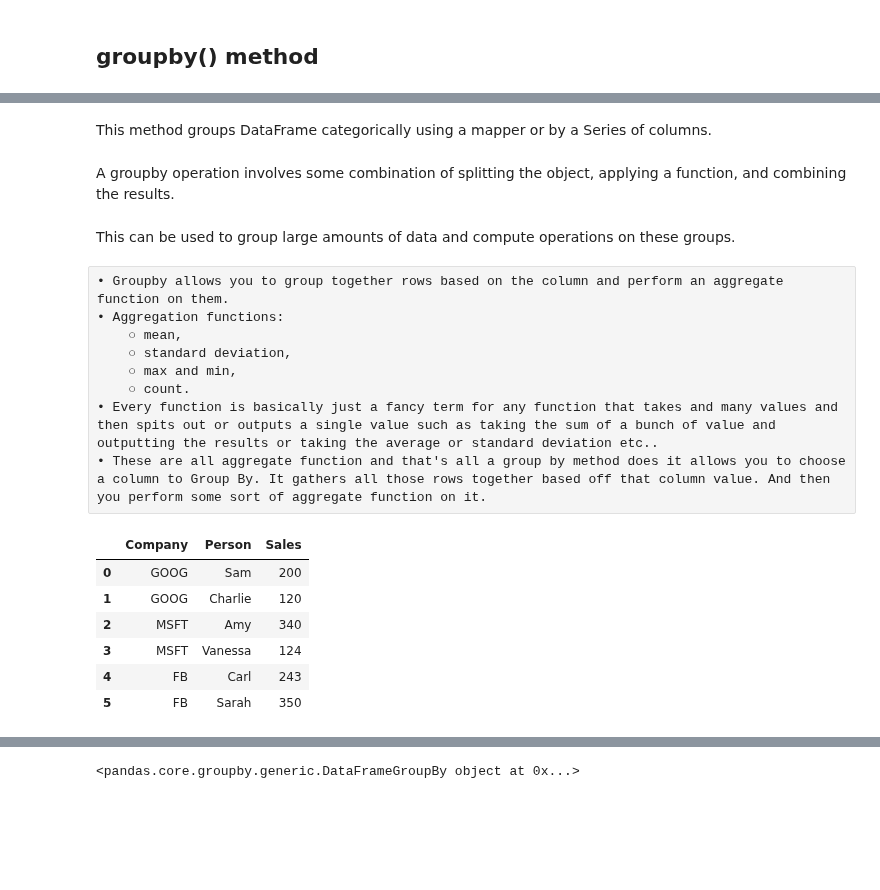
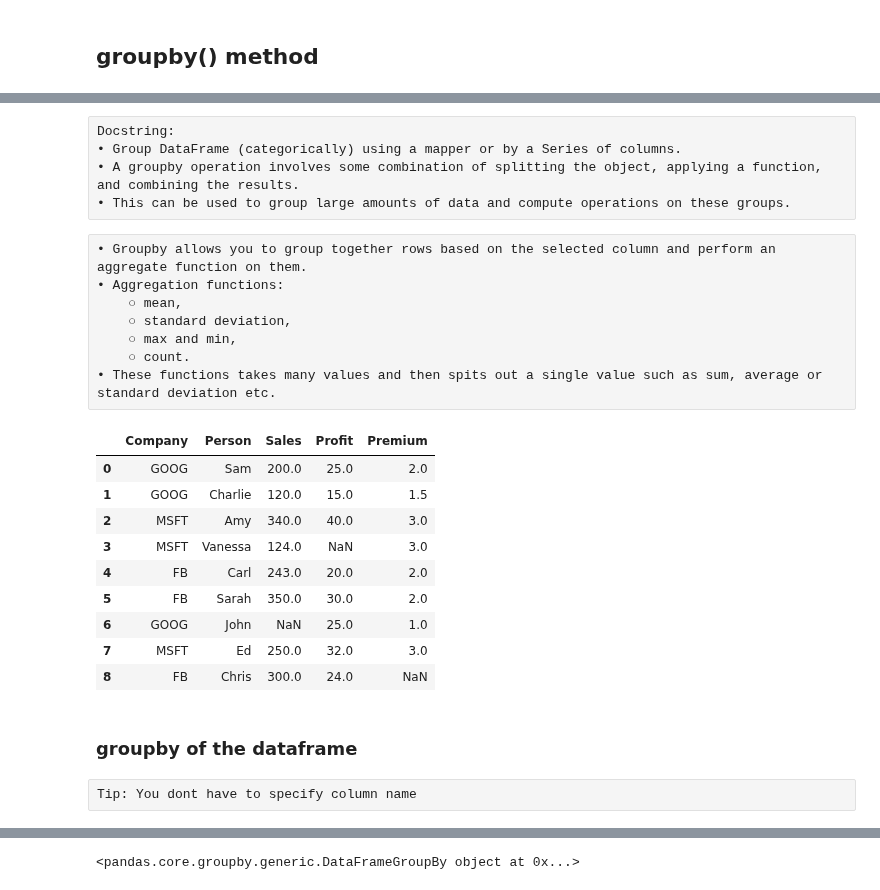
Before and after one commit to GurkanGitHub/Python, a Jupyter notebook: pandas_df_methods.ipynb, the cells around one changed output, grey strips where cells are left out. Drawn from its saved outputs; the diff is of its cells as text; code cells hidden in the pictures; blank space fills up the shorter version.

```diff
--- a/pandas_df_methods.ipynb
+++ b/pandas_df_methods.ipynb
@@ -420,29 +418,36 @@ dataframe'in kategorik olarak gruplanmasını sağlar
-# %% [markdown]
-This method groups DataFrame categorically using a mapper or by a Series of columns.
-# %% [markdown]
-A groupby operation involves some combination of splitting the object, applying a function, and combining the results.
-# %% [markdown]
-This can be used to group large amounts of data and compute operations on these groups.
+# %% [raw]
+Docstring:
+• Group DataFrame (categorically) using a mapper or by a Series of columns.
+• A groupby operation involves some combination of splitting the object, applying a function, and combining the results.
+• This can be used to group large amounts of data and compute operations on these groups.
 # %% [raw]
-• Groupby allows you to group together rows based on the column and perform an aggregate function on them.
+• Groupby allows you to group together rows based on the selected column and perform an aggregate function on them.
 • Aggregation functions:
 	○ mean,
 	○ standard deviation,
 	○ max and min,
 	○ count.
-• Every function is basically just a fancy term for any function that takes and many values and then spits out or outputs a single value such as taking the sum of a bunch of value and outputting the results or taking the average or standard deviation etc..
-• These are all aggregate function and that's all a group by method does it allows you to choose a column to Group By. It gathers all those rows together based off that column value. And then you perform some sort of aggregate function on it.
+• These functions takes many values and then spits out a single value such as sum, average or standard deviation etc.
 # %%
-data = {"Company": ["GOOG", "GOOG", "MSFT", "MSFT", "FB", "FB"],
-       "Person": ["Sam", "Charlie", "Amy", "Vanessa", "Carl", "Sarah"],
-       "Sales": [200, 120, 340, 124, 243, 350]}
+data = {"Company": ["GOOG", "GOOG", "MSFT", "MSFT", "FB", "FB", "GOOG", "MSFT", "FB"],
+       "Person": ["Sam", "Charlie", "Amy", "Vanessa", "Carl", "Sarah", "John", "Ed", "Chris"],
+       "Sales": [200, 120, 340, 124, 243, 350, np.nan, 250, 300],
+       "Profit": [25, 15, 40, np.nan, 20, 30, 25, 32, 24],
+       "Premium": [2, 1.5, 3, 3, 2, 2, 1, 3, np.nan]}
 df = pd.DataFrame(data)
 df
 # %% [output]
-|  | Company | Person | Sales |
-| 0 | GOOG | Sam | 200 |
-| 1 | GOOG | Charlie | 120 |
-| 2 | MSFT | Amy | 340 |
-| 3 | MSFT | Vanessa | 124 |
-| 4 | FB | Carl | 243 |
-| 5 | FB | Sarah | 350 |
+|  | Company | Person | Sales | Profit | Premium |
+| 0 | GOOG | Sam | 200.0 | 25.0 | 2.0 |
+| 1 | GOOG | Charlie | 120.0 | 15.0 | 1.5 |
+| 2 | MSFT | Amy | 340.0 | 40.0 | 3.0 |
+| 3 | MSFT | Vanessa | 124.0 | NaN | 3.0 |
+| 4 | FB | Carl | 243.0 | 20.0 | 2.0 |
+| 5 | FB | Sarah | 350.0 | 30.0 | 2.0 |
+| 6 | GOOG | John | NaN | 25.0 | 1.0 |
+| 7 | MSFT | Ed | 250.0 | 32.0 | 3.0 |
+| 8 | FB | Chris | 300.0 | 24.0 | NaN |
+# %% [markdown]
+### groupby of the dataframe
+# %% [raw]
+Tip: You dont have to specify column name
```
Also changed, not shown: parts of 107 cells of this notebook, 12 other files.
